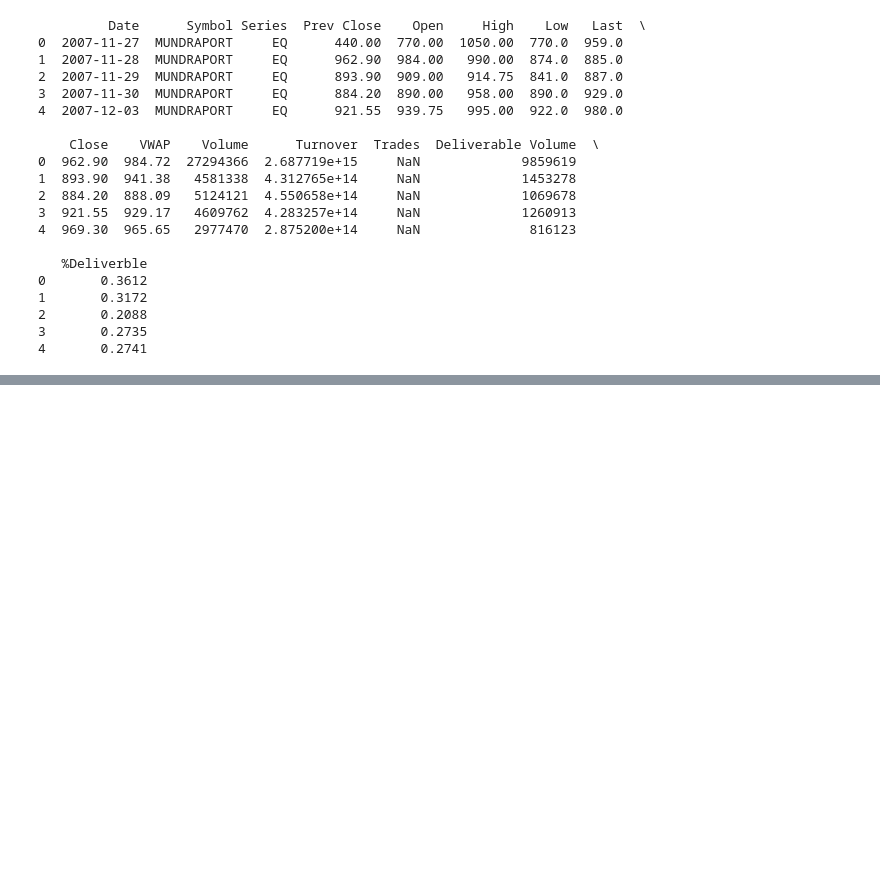
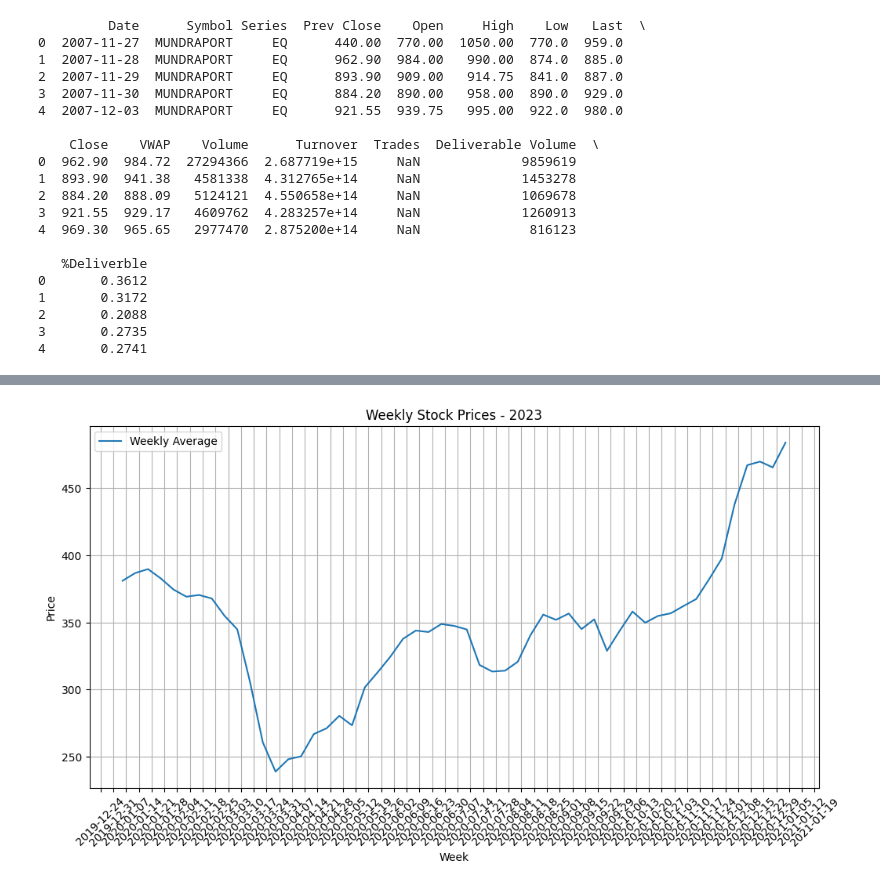
Before and after one commit to himanibhammar/StockMarketPrediction, a Jupyter notebook: Adanistock.ipynb, the cells around one changed output, grey strips where cells are left out. Cells and saved outputs as stored; diff of their text form; code cells hidden in the pictures; blank space fills up the shorter version.

```diff
--- a/Adanistock.ipynb
+++ b/Adanistock.ipynb
@@ -234,0 +466,31 @@ fig.show()
+# %%
+import matplotlib.pyplot as plt
+import matplotlib.dates as mdates
+
+# Filter the data for the year 2023 (or any other year)
+df_filtered = df[df.index.year == 2020]
+
+# Resample the filtered data by week and calculate the mean
+weekly_data = df_filtered['Close'].resample('W').mean()
+
+plt.figure(figsize=(12, 6))
+plt.plot(weekly_data.index, weekly_data, label='Weekly Average')
+
+# Format the x-axis to show week labels
+plt.gca().xaxis.set_major_locator(mdates.WeekdayLocator())  # Set major ticks to every week
+plt.gca().xaxis.set_major_formatter(mdates.DateFormatter('%Y-%m-%d'))  # Format as 'YYYY-MM-DD'
+
+# Rotate the x-axis labels for better readability
+plt.xticks(rotation=45)
+
+# Add labels and title
+plt.title('Weekly Stock Prices - 2023')
+plt.xlabel('Week')
+plt.ylabel('Price')
+plt.legend()
+plt.grid()
+
+# Show the plot
+plt.show()
+# %% [output]
+[figure, added]
```
Also changed, not shown: parts of 27 cells of this notebook.
